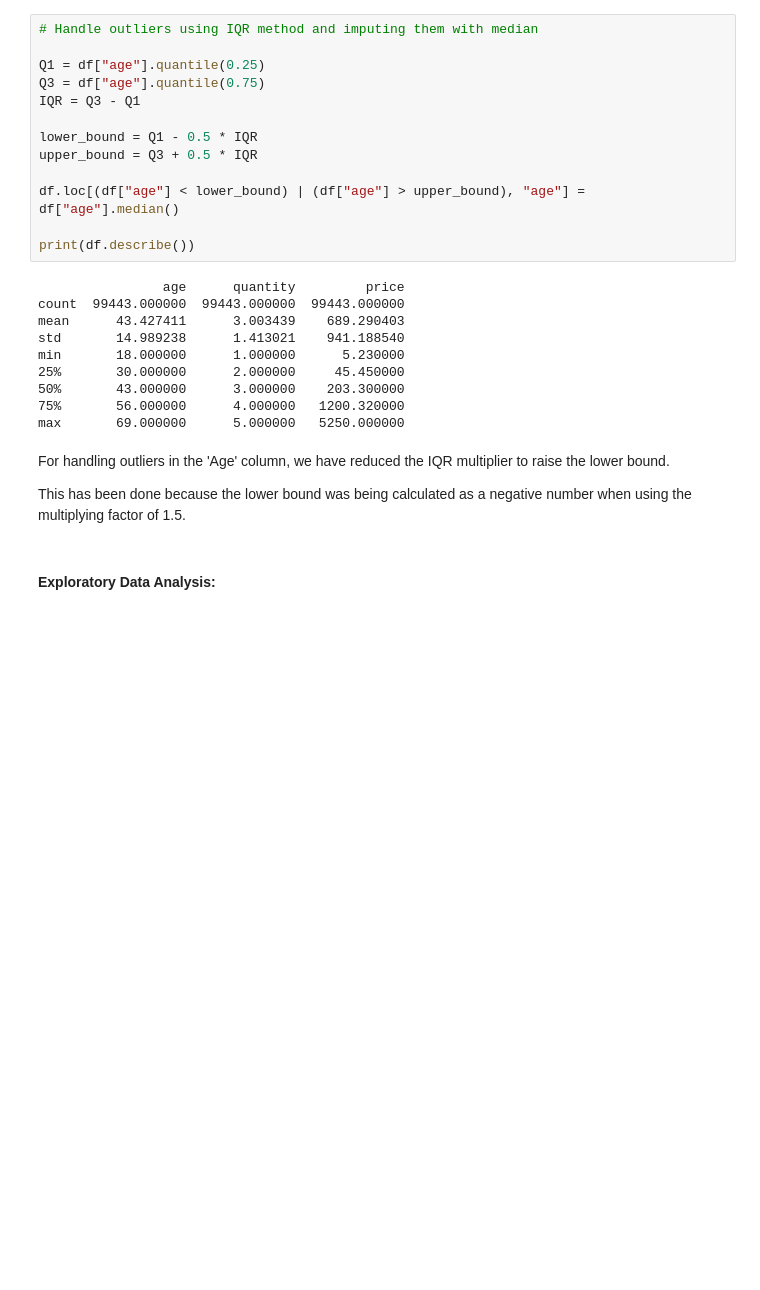
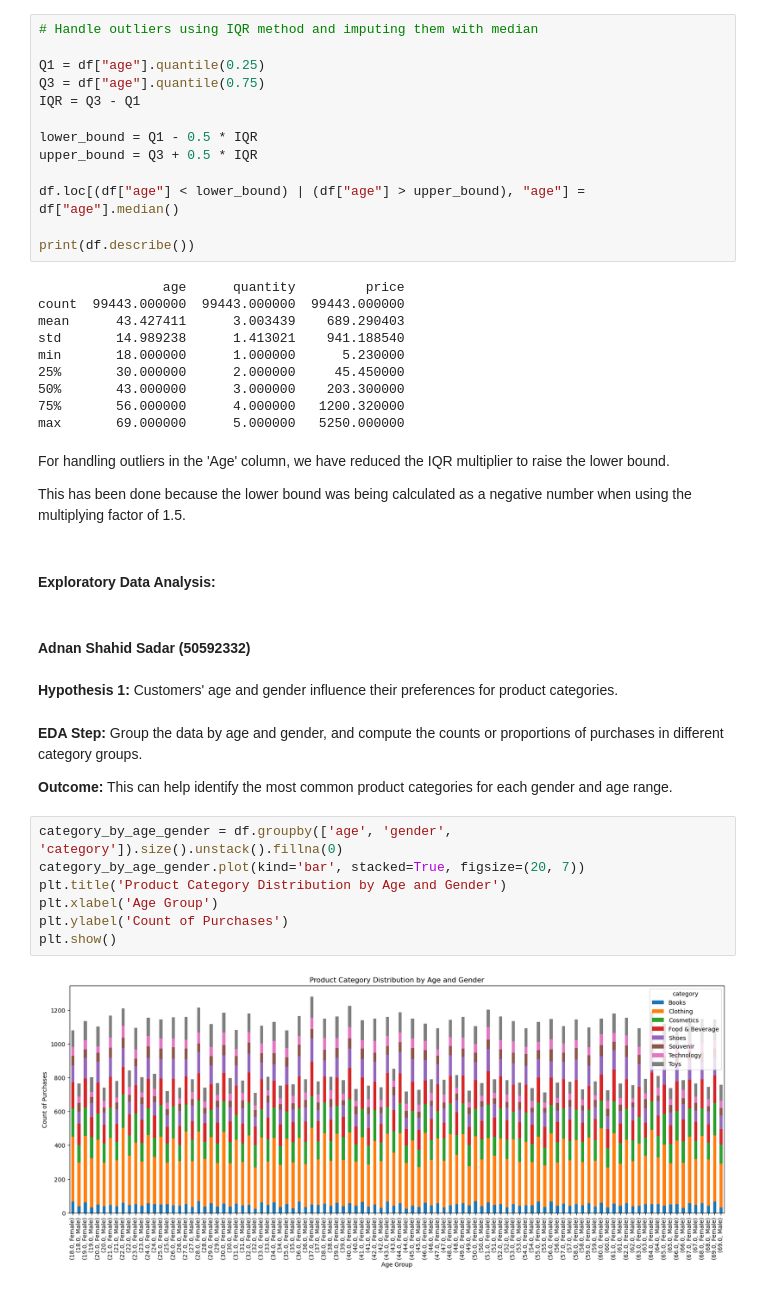
Before and after one commit to adnansadar/Customer-Segmentation-and-Purchase-Behavior-Prediction-for-Retail-Businesses, a Jupyter notebook: phase1.ipynb, the cells around one changed output. Cells and saved outputs as stored; diff of their text form; blank space fills up the shorter version.

```diff
--- a/phase1.ipynb
+++ b/phase1.ipynb
@@ -258,3 +258,21 @@ For handling outliers in the 'Age' column, we have reduced the IQR multiplier to
 This has been done because the lower bound was being calculated as a negative number when using the multiplying factor of 1.5.
 # %% [markdown]
 #### **Exploratory Data Analysis:**
+# %% [markdown]
+#### **Adnan Shahid Sadar (50592332)**
+# %% [markdown]
+**Hypothesis 1:**
+Customers' age and gender influence their preferences for product categories.
+# %% [markdown]
+**EDA Step:** Group the data by age and gender, and compute the counts or proportions of purchases in different category groups.
+
+**Outcome:** This can help identify the most common product categories for each gender and age range.
+# %%
+category_by_age_gender = df.groupby(['age', 'gender', 'category']).size().unstack().fillna(0)
+category_by_age_gender.plot(kind='bar', stacked=True, figsize=(20, 7))
+plt.title('Product Category Distribution by Age and Gender')
+plt.xlabel('Age Group')
+plt.ylabel('Count of Purchases')
+plt.show()
+# %% [output]
+[figure, added]
```
Also changed, not shown: parts of 7 cells of this notebook.
